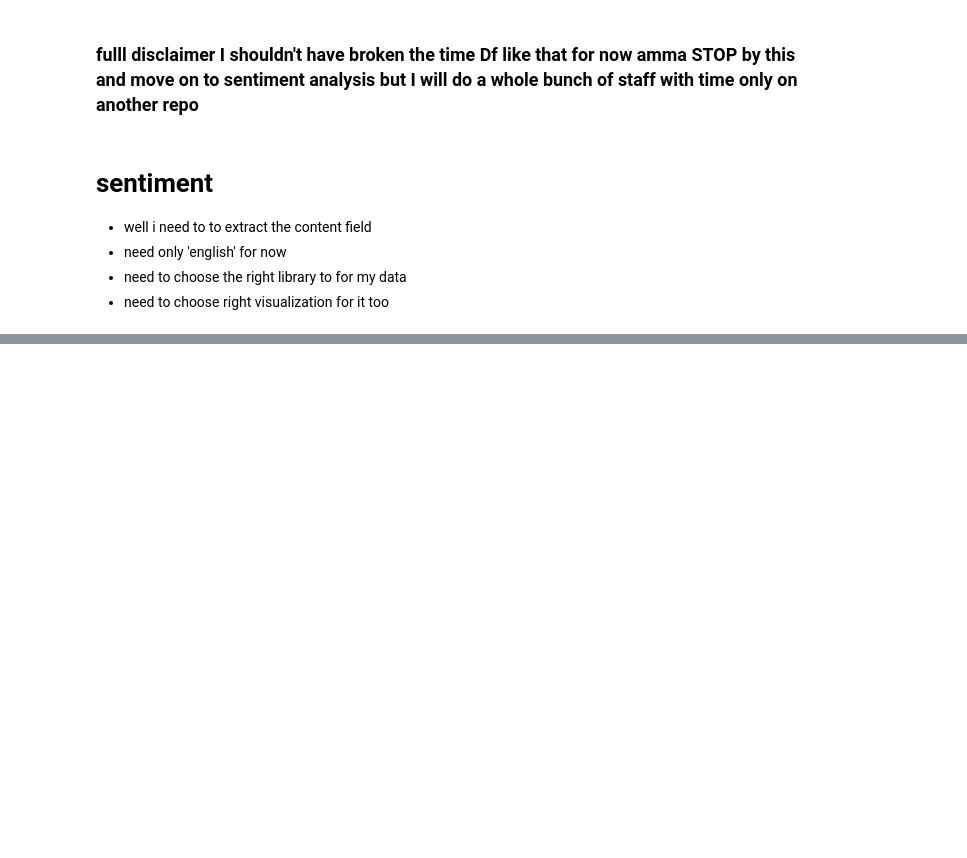
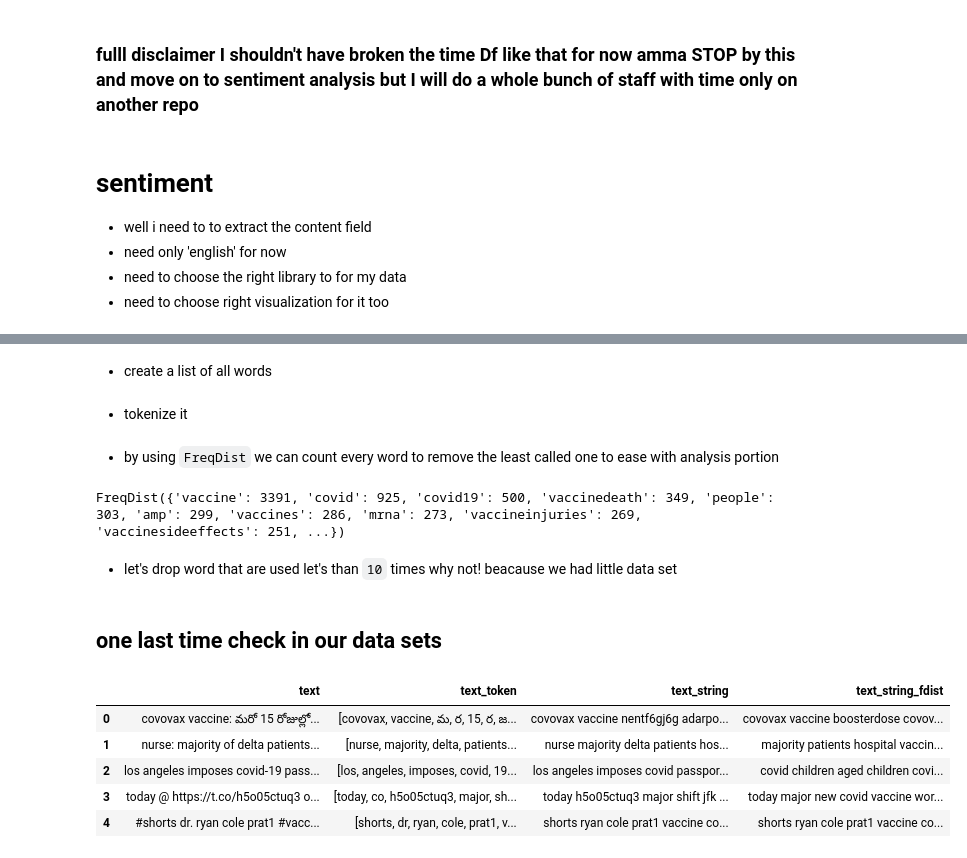
Before and after one commit to leul12/Data_Exploration, a Jupyter notebook: tweet_visulazation.ipynb, the cells around one changed output, grey strips where cells are left out. Cells and saved outputs as stored; diff of their text form; code cells hidden in the pictures; blank space fills up the shorter version.

```diff
--- a/tweet_visulazation.ipynb
+++ b/tweet_visulazation.ipynb
@@ -163,0 +198,33 @@ ValueError: No axis named rawContent for object type Series
+# %% [markdown]
+* create a list of all words
+# %%
+all_words = ' '.join([word for word in df['text_string']])
+# %% [markdown]
+* tokenize it
+# %%
+tokenized_words = nltk.tokenize.word_tokenize(all_words)
+# %% [markdown]
+* by using `FreqDist` we can count every word to remove the least called one to ease with analysis portion
+# %%
+
+from nltk.probability import FreqDist
+
+fdist = FreqDist(tokenized_words)
+fdist
+# %% [output]
+FreqDist({'vaccine': 3391, 'covid': 925, 'covid19': 500, 'vaccinedeath': 349, 'people': 303, 'amp': 299, 'vaccines': 286, 'mrna': 273, 'vaccineinjuries': 269, 'vaccinesideeffects': 251, ...})
+# %% [markdown]
+* let's drop word that are used let's than `10` times why not! beacause we had little data set
+# %%
+df['text_string_fdist'] = df['text_token'].apply(lambda x: ' '.join([item for item in x if fdist[item] >= 10 ]))
+# %% [markdown]
+## one last time check in our data sets
+# %%
+df[['text', 'text_token', 'text_string', 'text_string_fdist']].head()
+# %% [output]
+|  | text | text_token | text_string | text_string_fdist |
+| 0 | covovax vaccine: మ‌రో 15 రోజుల్లో... | [covovax, vaccine, మ, ర, 15, ర, జ... | covovax vaccine nentf6gj6g adarpo... | covovax vaccine boosterdose covov... |
+| 1 | nurse: majority of delta patients... | [nurse, majority, delta, patients... | nurse majority delta patients hos... | majority patients hospital vaccin... |
+| 2 | los angeles imposes covid-19 pass... | [los, angeles, imposes, covid, 19... | los angeles imposes covid passpor... | covid children aged children covi... |
+| 3 | today @ https://t.co/h5o05ctuq3 o... | [today, co, h5o05ctuq3, major, sh... | today h5o05ctuq3 major shift jfk ... | today major new covid vaccine wor... |
+| 4 | #shorts dr. ryan cole prat1 #vacc... | [shorts, dr, ryan, cole, prat1, v... | shorts ryan cole prat1 vaccine co... | shorts ryan cole prat1 vaccine co... |
```
Also changed, not shown: parts of 19 cells of this notebook.
